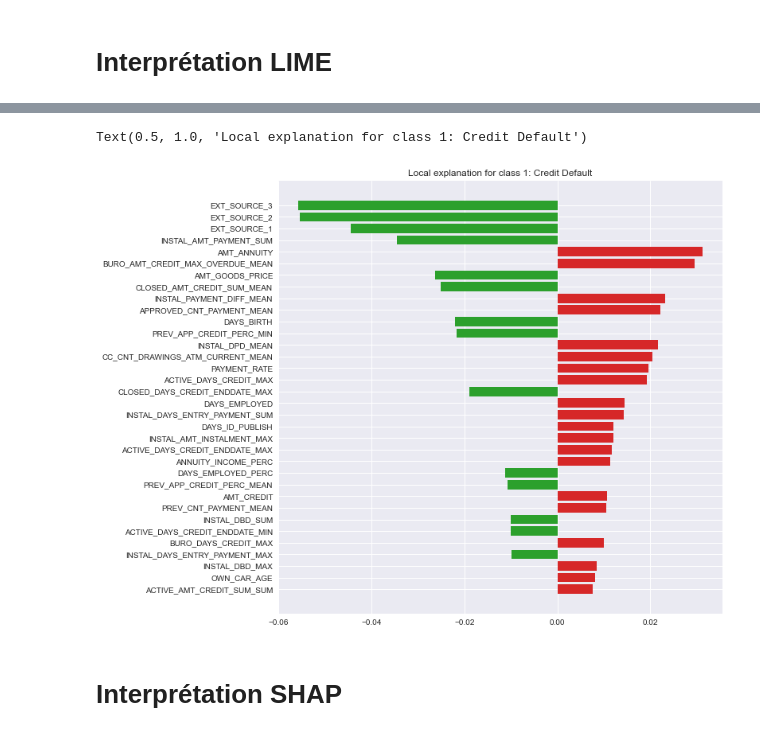
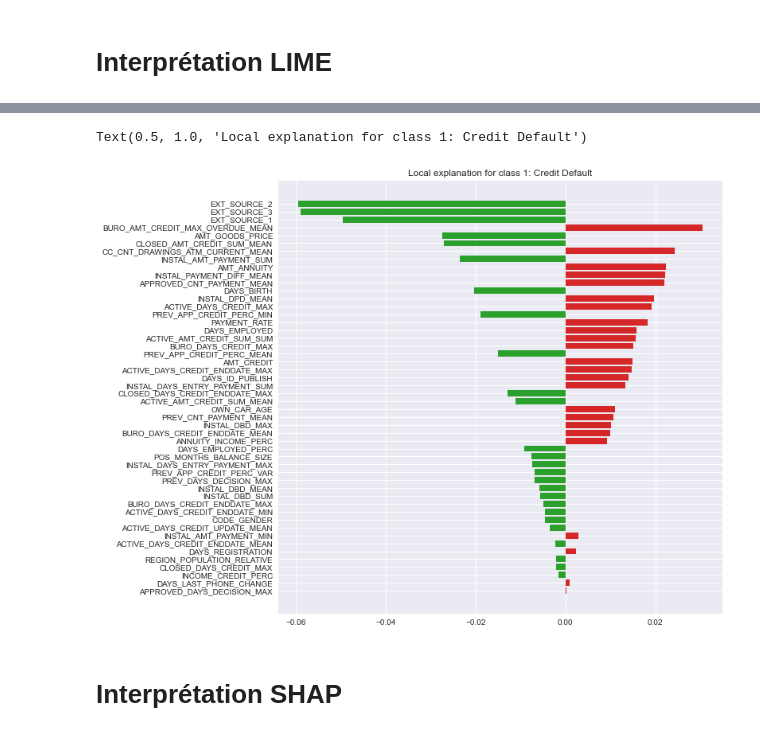
Before and after one commit to loulr/Projet-7-credit-score-application, a Jupyter notebook: P07_modelisation.ipynb, the cells around one changed output, grey strips where cells are left out. Cells and saved outputs as stored; diff of their text form; code cells hidden in the pictures.

```diff
--- a/P07_modelisation.ipynb
+++ b/P07_modelisation.ipynb
@@ -1340,7 +1363,7 @@ Run LightGBM - done in 229s
 # Features Selection and final export
 In order to reduce the number of features for further Dashboard, we select 40 most important features according to the model.
 # %%
-model = pickle.load(open('pickles/final_model.pkl', 'rb'))
+#model = pickle.load(open('pickles/final_model.pkl', 'rb'))
 # %%
 data_filtered = pd.read_csv('data/outputs/sub_df_full_most_important_feat.csv')
 df_1 = data[data['TARGET'].notnull()]
@@ -1358,7 +1380,7 @@ data_final.sort_values(by='SK_ID_CURR').head(5000).to_csv('data/outputs/data_fin
 # %%
 with timer("Run LightGBM"):
     feat_importance, model, most_important_features = lightgbm(
-        data[most_important_features], debug=False)
+        data[[x for x in most_important_features if x !='TARGET_1_PROBA']], debug=False)
 
 pickle.dump(model, open('pickles/final_model.pkl', 'wb'))
 # %% [output]
@@ -1426,23 +1455,23 @@ explanation.show_in_notebook(predict_proba=True,
 # %%
 exp = explanation.as_list()
 
-vals = [x[1] for x in exp if np.abs(x[1]) > 0.007]
-names = [x[0] for x in exp if np.abs(x[1]) > 0.007]
+vals = [x[1] for x in exp]
+names = [x[0] for x in exp]
 
 vals.reverse()
 names.reverse()
 pos = np.arange(len(vals))
 
 plt.figure(figsize=(10, 10))
 plt.style.use('seaborn')
 colors = ['tab:red' if x > 0 else 'tab:green' for x in vals]
 
 plt.barh(pos, vals, align='center', color=colors)
 plt.yticks(pos, names)
 plt.title('Local explanation for class 1: Credit Default')
 # %% [output]
 Text(0.5, 1.0, 'Local explanation for class 1: Credit Default')
-[figure, old version]
+[figure, new version]
 # %% [markdown]
 # Interprétation SHAP
 # %%
```
Also changed, not shown: parts of 15 cells of this notebook, 4 other files.
